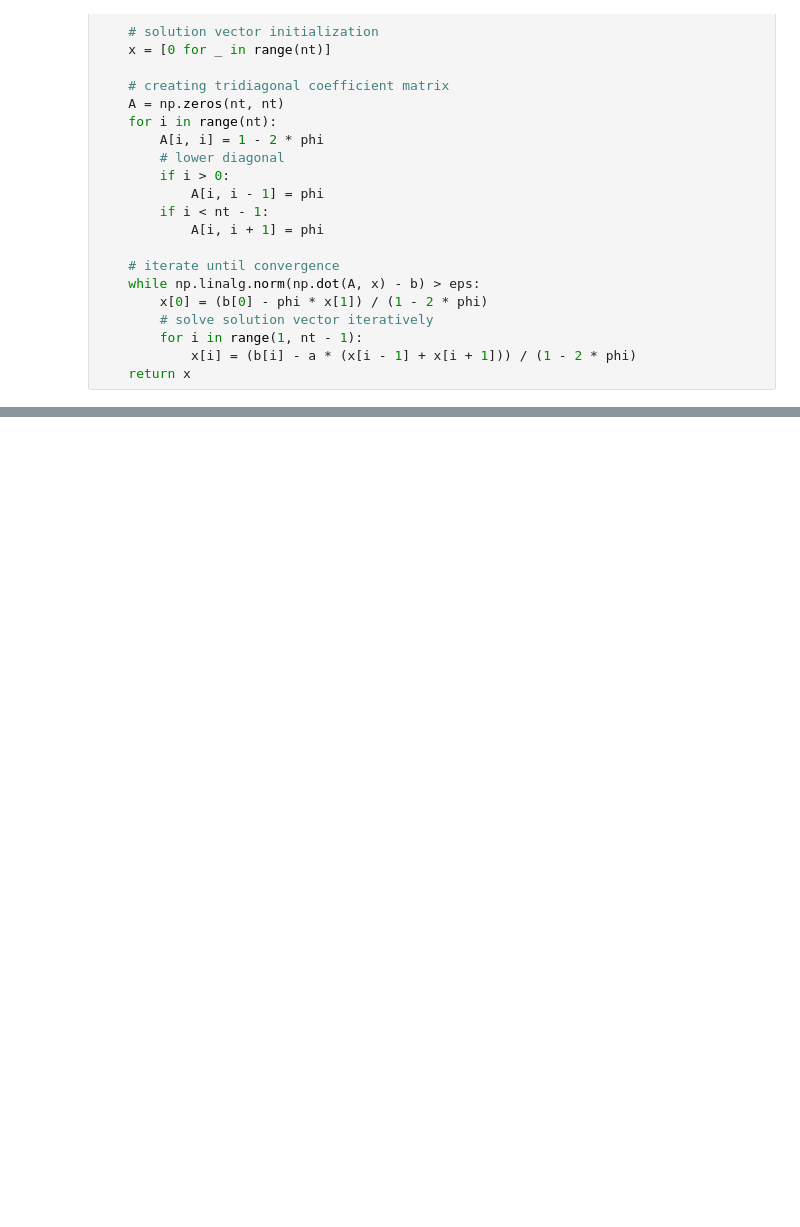
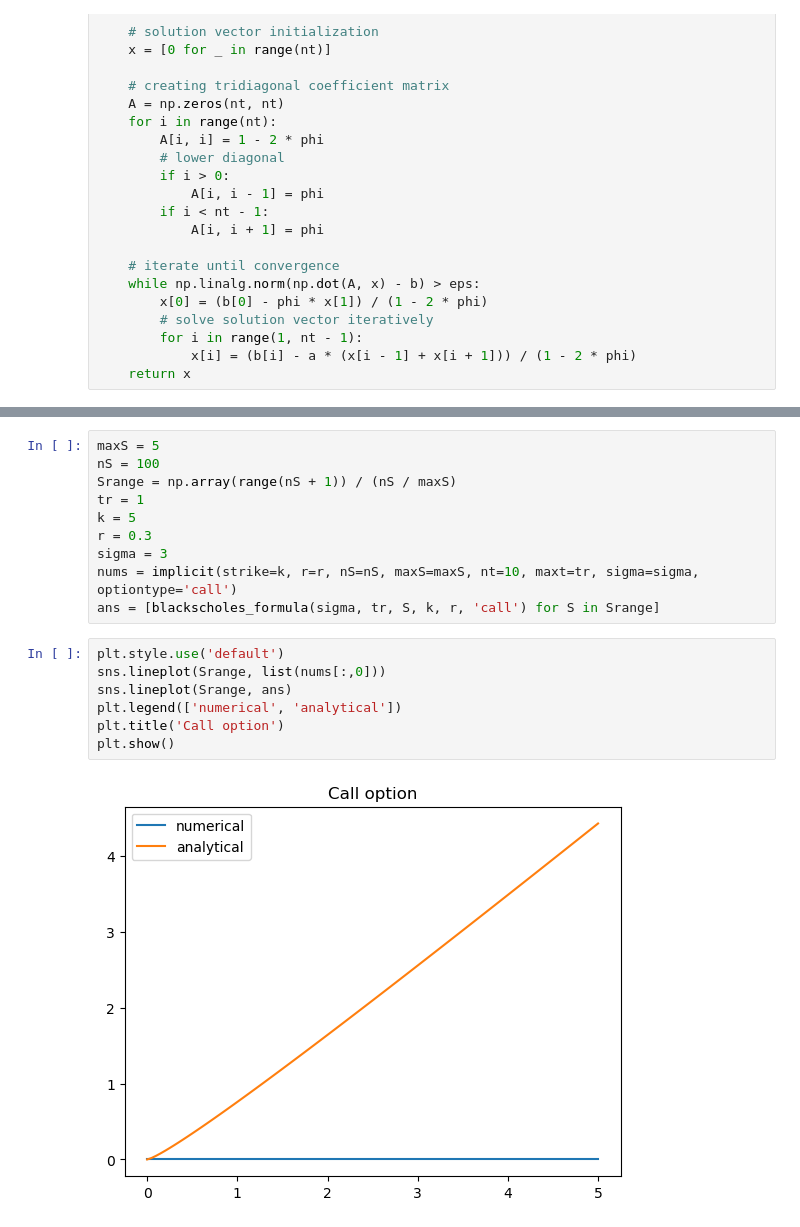
Before and after one commit to TurboFreeze/black-scholes, a Jupyter notebook: blackscholes.ipynb, the cells around one changed output, grey strips where cells are left out. Saved outputs shown, nothing was run; the diff lists cells and outputs as text; blank space fills up the shorter version.

```diff
--- a/blackscholes.ipynb
+++ b/blackscholes.ipynb
@@ -164,0 +189,19 @@ plt.show()
+# %%
+maxS = 5
+nS = 100
+Srange = np.array(range(nS + 1)) / (nS / maxS)
+tr = 1
+k = 5
+r = 0.3
+sigma = 3
+nums = implicit(strike=k, r=r, nS=nS, maxS=maxS, nt=10, maxt=tr, sigma=sigma, optiontype='call')
+ans = [blackscholes_formula(sigma, tr, S, k, r, 'call') for S in Srange]
+# %%
+plt.style.use('default')
+sns.lineplot(Srange, list(nums[:,0]))
+sns.lineplot(Srange, ans)
+plt.legend(['numerical', 'analytical'])
+plt.title('Call option')
+plt.show()
+# %% [output]
+[figure, added]
```
Also changed, not shown: parts of 38 cells of this notebook, 1 other file.
